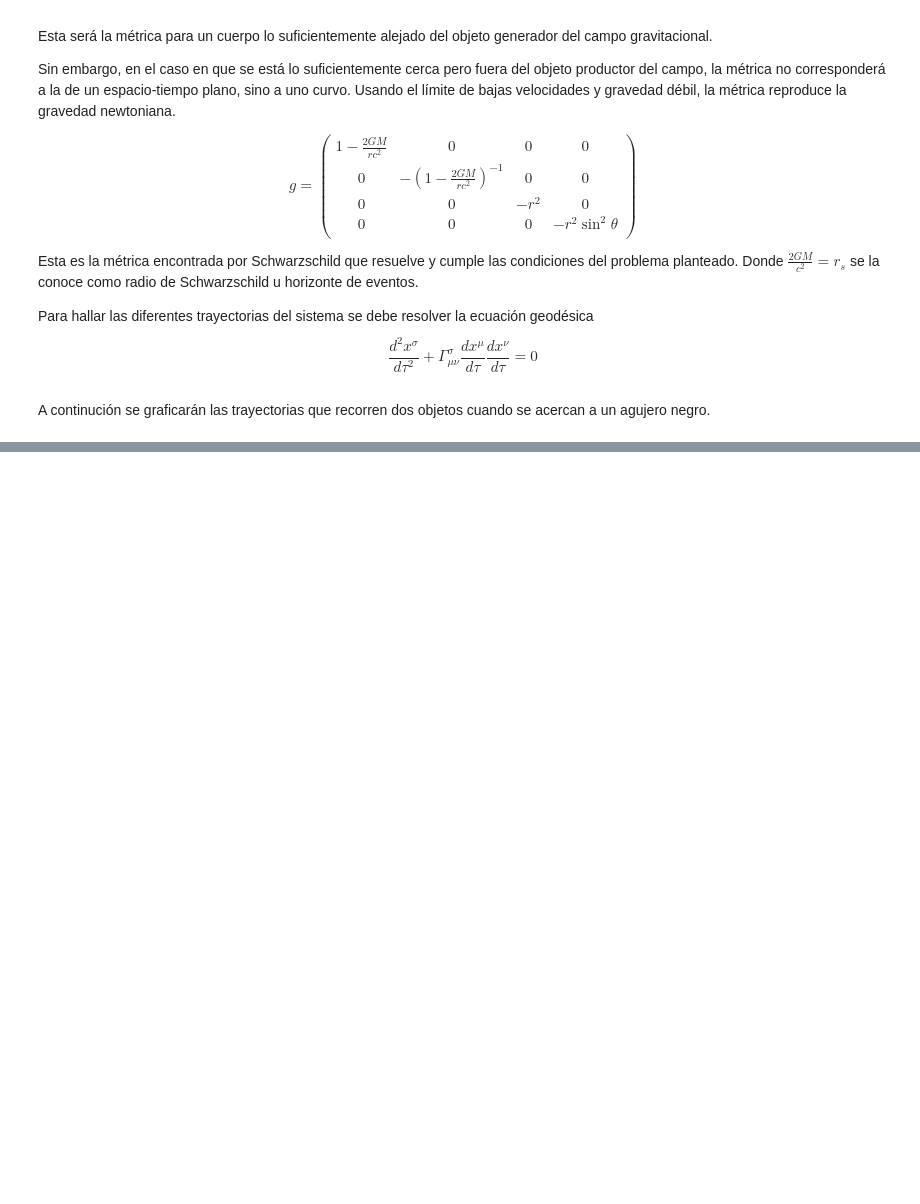
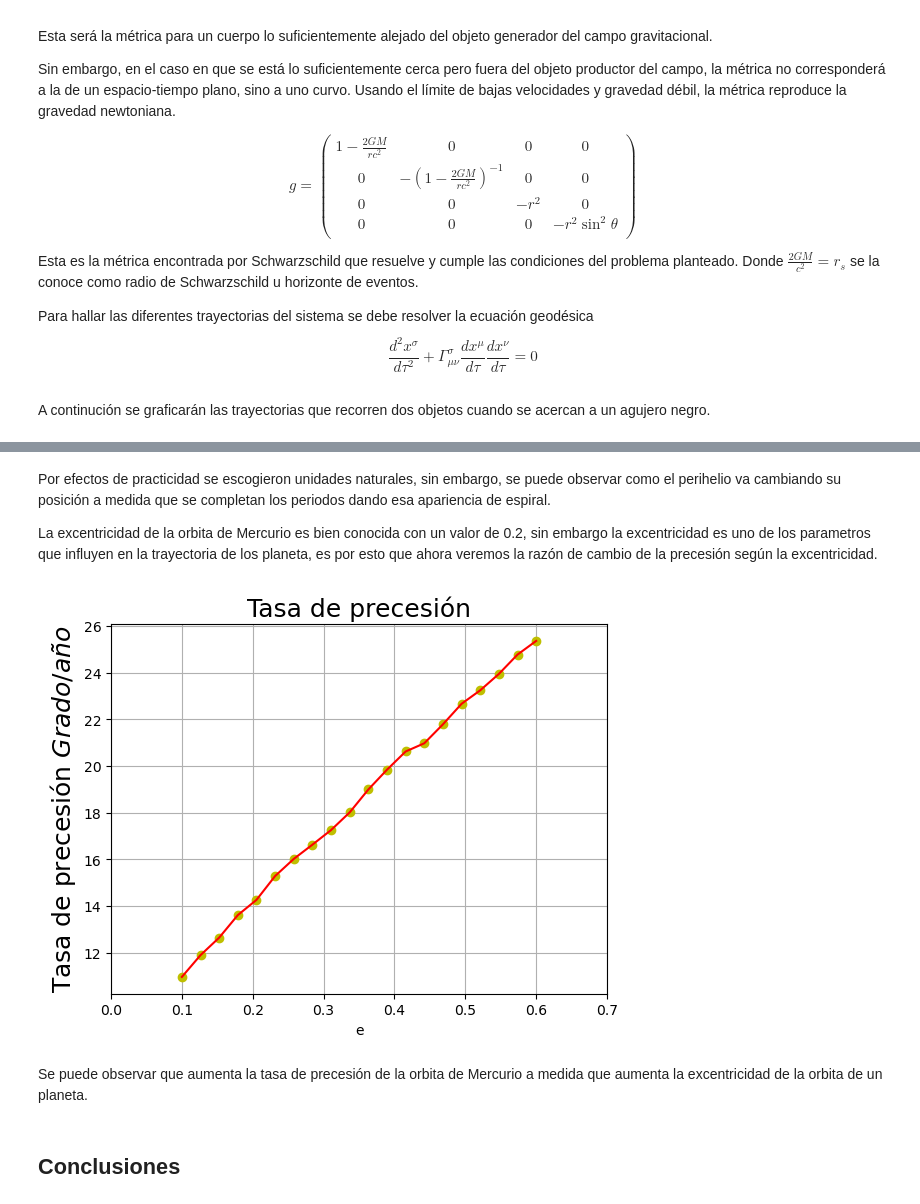
Before and after one commit to jerolg/FISICA_TEORICA_2, a Jupyter notebook: T4_Relatividad/Tarea04.ipynb, the cells around one changed output, grey strips where cells are left out. Cells and saved outputs as stored; diff of their text form; code cells hidden in the pictures; blank space fills up the shorter version.

```diff
--- a/T4_Relatividad/Tarea04.ipynb
+++ b/T4_Relatividad/Tarea04.ipynb
@@ -566,0 +404,28 @@ ValueError: x and y must have same first dimension, but have shapes (21,) and (2
+# %% [markdown]
+Por efectos de practicidad se escogieron unidades naturales, sin embargo, se puede observar como el perihelio va cambiando su posición a medida que se completan los periodos dando esa apariencia de espiral.
+
+La excentricidad de la orbita de Mercurio es bien conocida con un valor de 0.2, sin embargo la excentricidad es uno de los parametros que influyen en la trayectoria de los planeta, es por esto que ahora veremos la razón de cambio de la precesión según la excentricidad.
+# %%
+# Cambiar la excentricidad y obtener la correspondiente tasa de precesión
+e=[]
+rate=[]
+for i in np.linspace(0.1,0.6,20):
+    x, y, vx, vy, m, e_val, beta, dt, time, n = inicializar(2.05,i)
+    x, y = calcular(x, y, vx, vy, m, beta, dt, n)
+    e.append(i)
+    rate.append(180/np.pi*precession_rate(x, y, dt))
+
+plt.xlim(-0,0.7)
+plt.xlabel(r'e')
+plt.ylabel(r'Tasa de precesión '+r'$ Grado/año $',fontsize=18)
+plt.title(r'Tasa de precesión',fontsize=18)
+plt.plot(e,rate,'oy')
+plt.plot(e,rate,'-r')
+plt.grid()
+plt.show()
+# %% [output]
+[figure, added]
+# %% [markdown]
+Se puede observar que aumenta la tasa de precesión de la orbita de Mercurio a medida que aumenta la excentricidad de la orbita de un planeta.
+# %% [markdown]
+## **Conclusiones**
```
Also changed, not shown: parts of 10 cells of this notebook.
